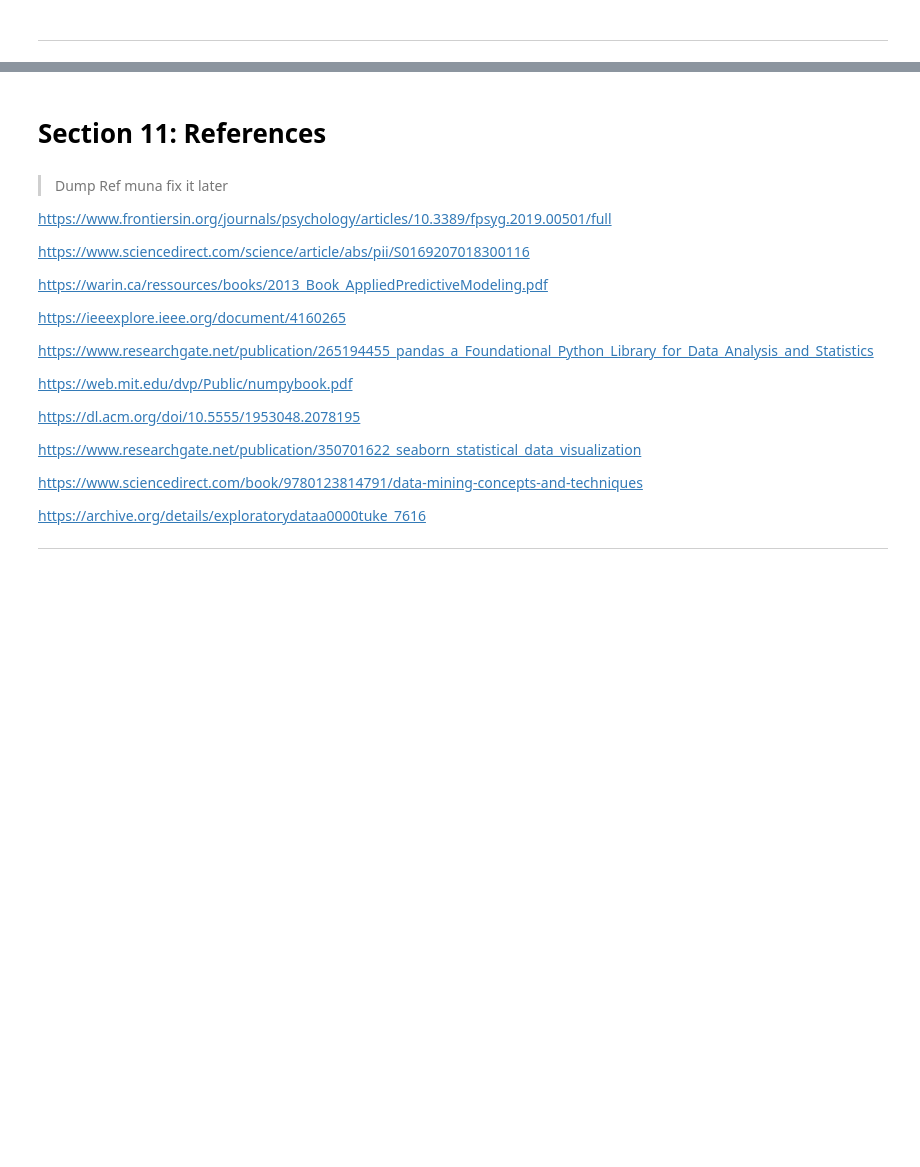
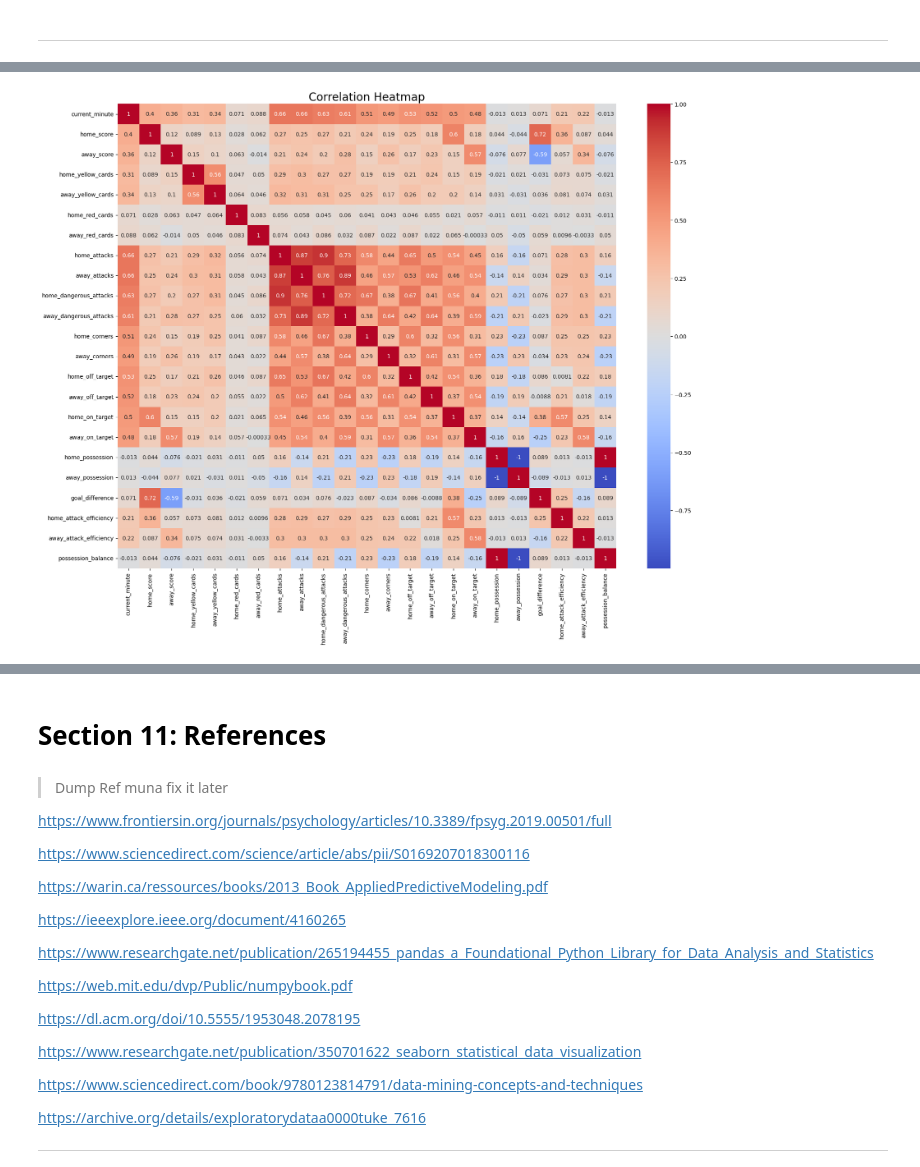
Before and after one commit to yuanpngn/STINTSY_MLP, a Jupyter notebook: [STINTSY]_Machine_Learning_Project.ipynb, the cells around one changed output, grey strips where cells are left out. Saved outputs shown, nothing was run; the diff lists cells and outputs as text; code cells hidden in the pictures; blank space fills up the shorter version.

```diff
--- a/[STINTSY]_Machine_Learning_Project.ipynb
+++ b/[STINTSY]_Machine_Learning_Project.ipynb
@@ -509,0 +888,10 @@ plt.show()
+# %%
+# Convert categorical features to numeric using one-hot encoding
+# X_numeric = pd.get_dummies(X, drop_first=True)
+
+plt.figure(figsize=(20, 15))
+sns.heatmap(corr_matrix, annot=True, cmap='coolwarm')
+plt.title('Correlation Heatmap', fontsize=20)
+plt.show()
+# %% [output]
+[figure, added]
```
Also changed, not shown: parts of 64 cells of this notebook, 1 other file.
